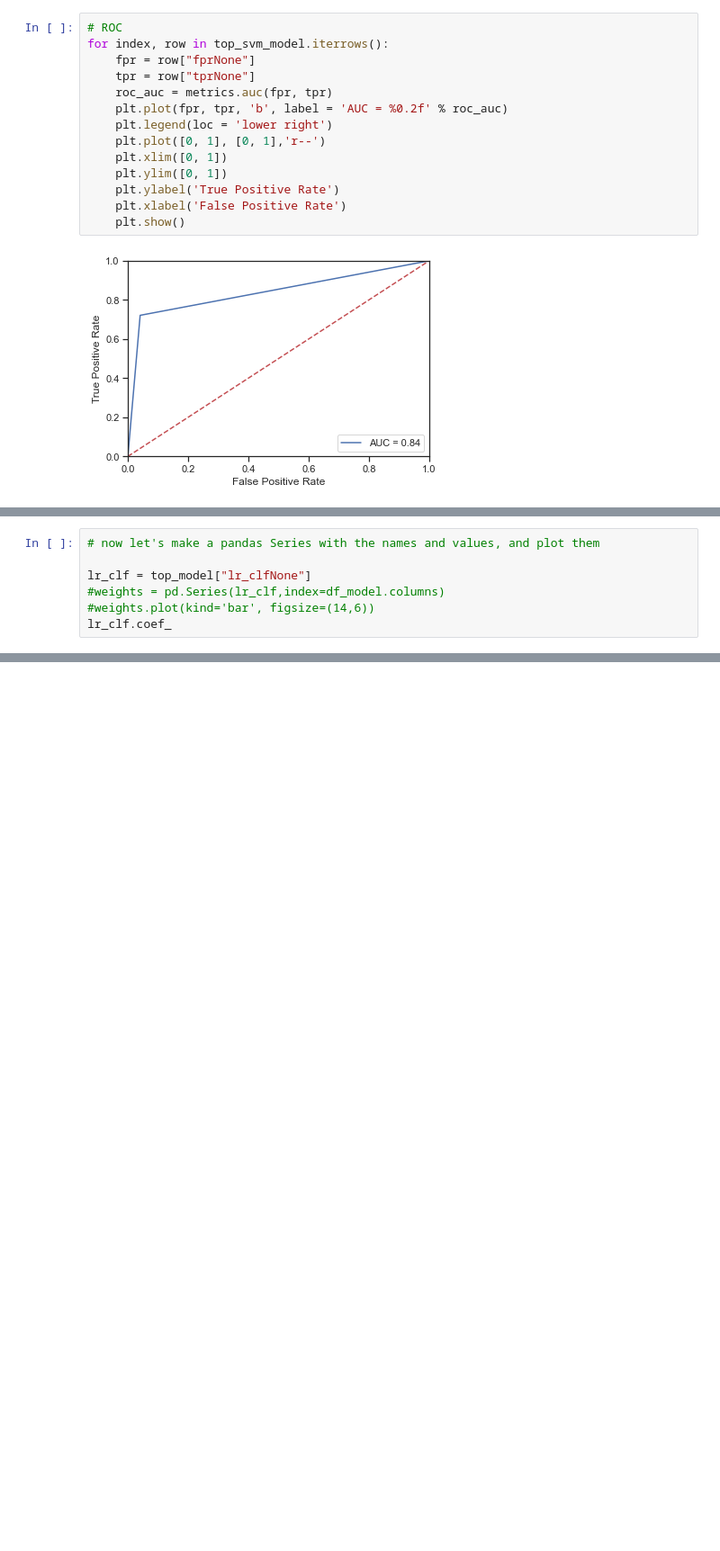
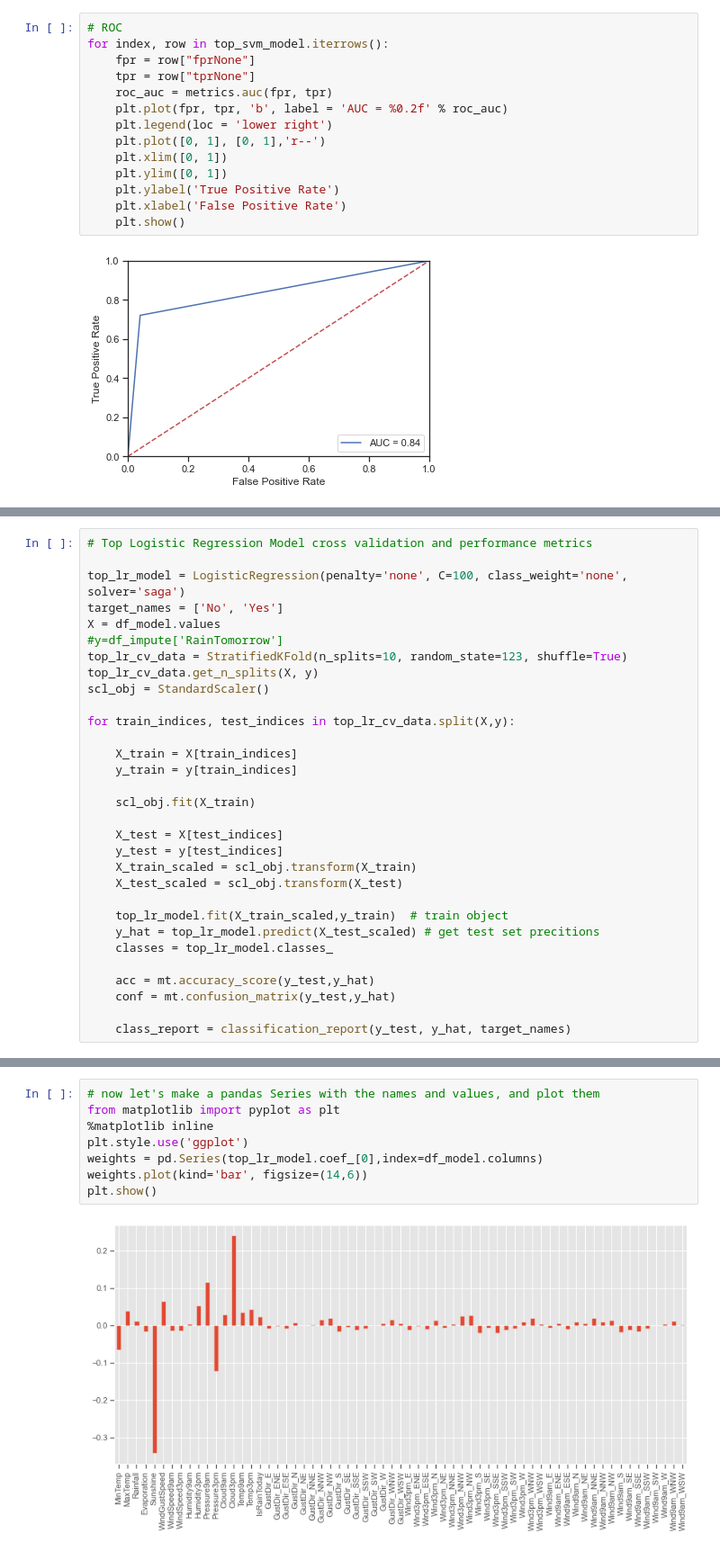
Before and after one commit to ravisiv/AussieWeatherEDA, a Jupyter notebook: MiniLab_Group3_Chowdhury_Mittal_Srivastava_Sivaraman.ipynb, the cells around one changed output, grey strips where cells are left out. Shown at 90% size. Saved outputs shown, nothing was run; the diff lists cells and outputs as text; blank space fills up the shorter version.

```diff
--- a/MiniLab_Group3_Chowdhury_Mittal_Srivastava_Sivaraman.ipynb
+++ b/MiniLab_Group3_Chowdhury_Mittal_Srivastava_Sivaraman.ipynb
@@ -1006,7 +1046,31 @@ for index, row in top_svm_model.iterrows():
 # %%
-# now let's make a pandas Series with the names and values, and plot them
+# Top Logistic Regression Model cross validation and performance metrics
 
-lr_clf = top_model["lr_clfNone"]
-#weights = pd.Series(lr_clf,index=df_model.columns)
-#weights.plot(kind='bar', figsize=(14,6))
-lr_clf.coef_
+top_lr_model = LogisticRegression(penalty='none', C=100, class_weight='none', solver='saga')
+target_names = ['No', 'Yes']
+X = df_model.values
+#y=df_impute['RainTomorrow']
+top_lr_cv_data = StratifiedKFold(n_splits=10, random_state=123, shuffle=True)
+top_lr_cv_data.get_n_splits(X, y)
+scl_obj = StandardScaler()
+
+for train_indices, test_indices in top_lr_cv_data.split(X,y):
+
+    X_train = X[train_indices]
+    y_train = y[train_indices]
+
+    scl_obj.fit(X_train)
+
+    X_test = X[test_indices]
+    y_test = y[test_indices]
+    X_train_scaled = scl_obj.transform(X_train)
+    X_test_scaled = scl_obj.transform(X_test)
+
+    top_lr_model.fit(X_train_scaled,y_train)  # train object
+    y_hat = top_lr_model.predict(X_test_scaled) # get test set precitions
+    classes = top_lr_model.classes_
+
+    acc = mt.accuracy_score(y_test,y_hat)
+    conf = mt.confusion_matrix(y_test,y_hat)
+
+    class_report = classification_report(y_test, y_hat, target_names)
@@ -1018,0 +1098,10 @@ df_model
+# %%
+# now let's make a pandas Series with the names and values, and plot them
+from matplotlib import pyplot as plt
+%matplotlib inline
+plt.style.use('ggplot')
+weights = pd.Series(top_lr_model.coef_[0],index=df_model.columns)
+weights.plot(kind='bar', figsize=(14,6))
+plt.show()
+# %% [output]
+[figure, added]
```
Also changed, not shown: parts of 44 cells of this notebook.
